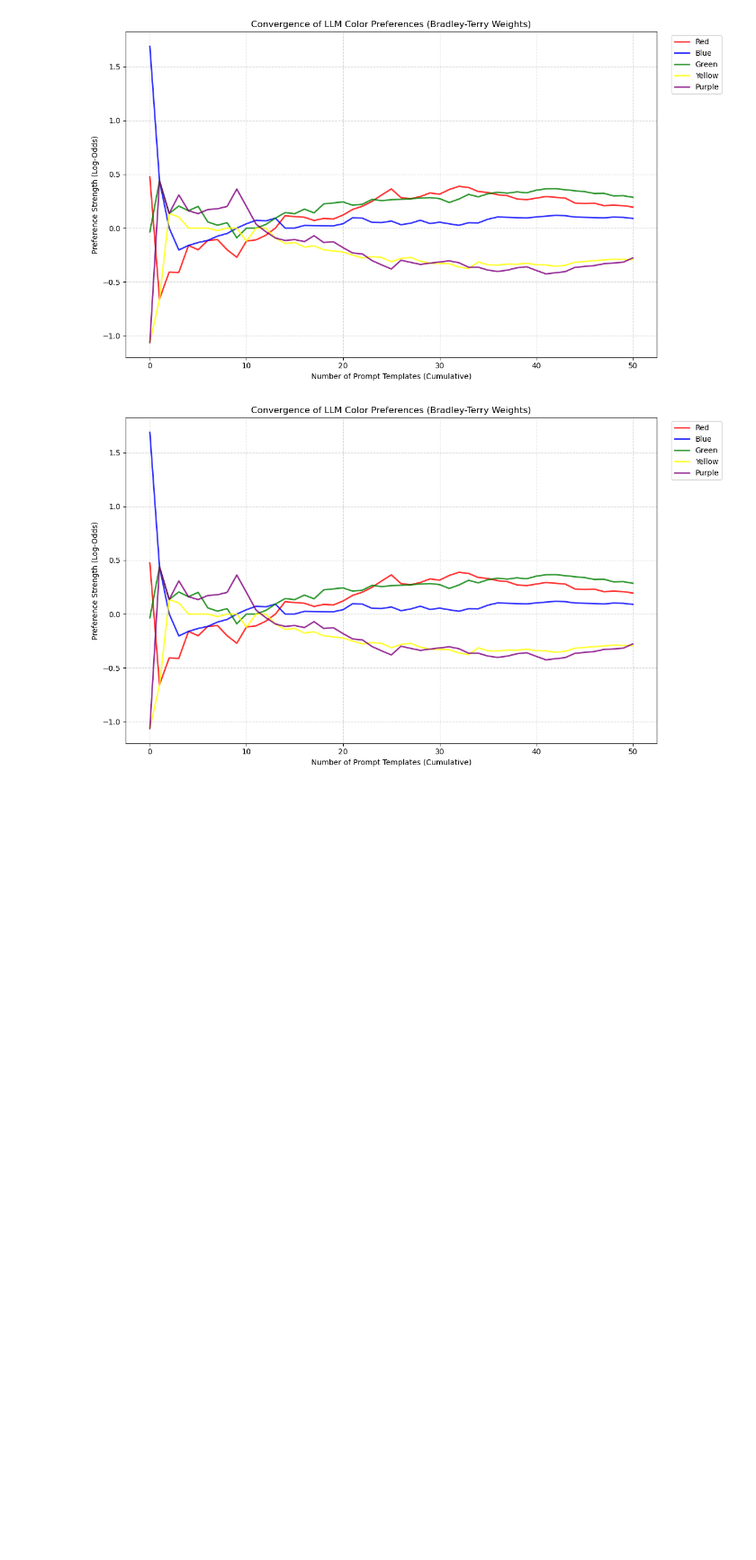
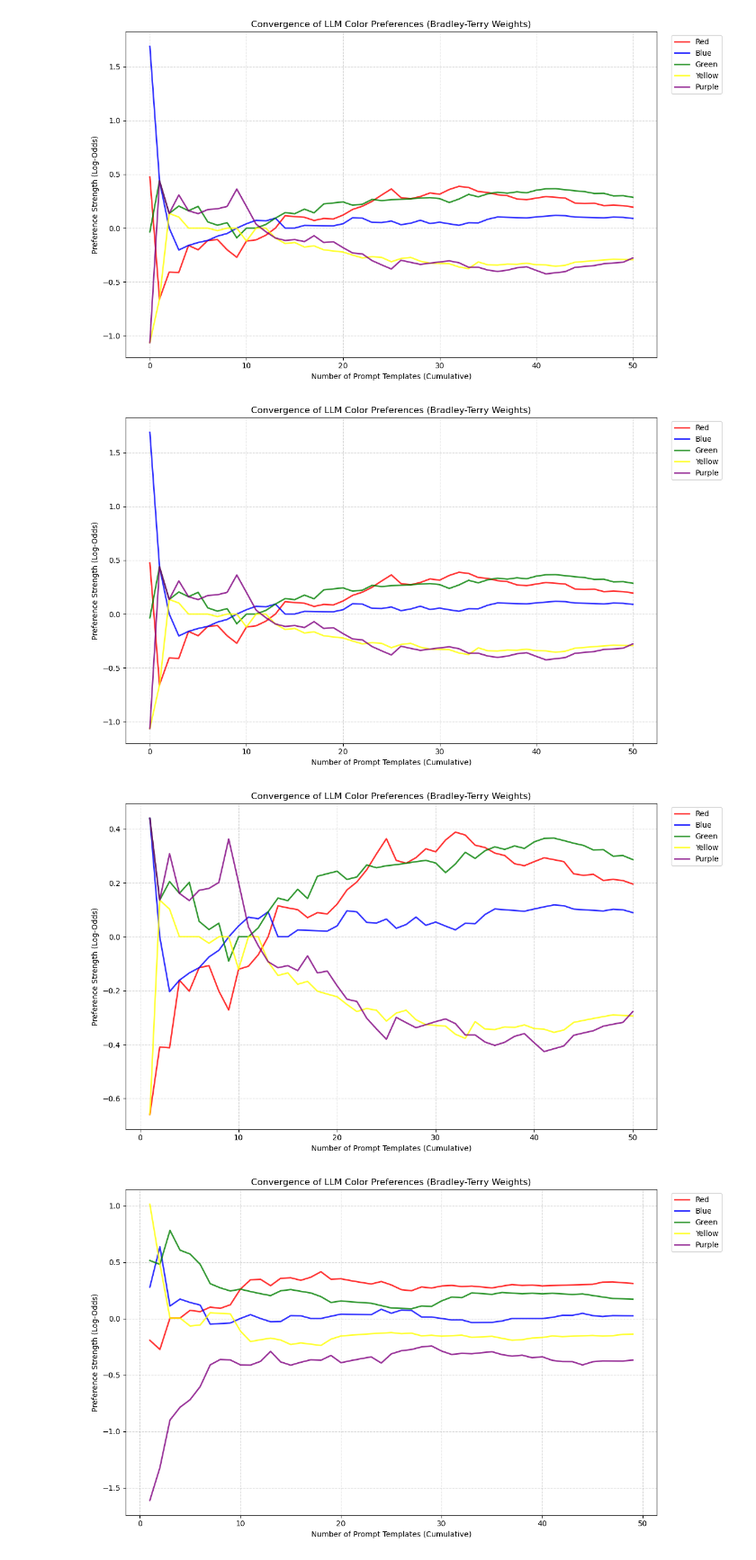
Before and after one commit to lotanamit5/WhatDoLLMsWant, a Jupyter notebook: sandbox.ipynb, the cells around one changed output. Shown at 90% size. Cells and saved outputs as stored; diff of their text form; code cells hidden in the pictures; blank space fills up the shorter version.

```diff
--- a/sandbox.ipynb
+++ b/sandbox.ipynb
@@ -74,3 +67,13 @@ rankings_df.columns.name = None
 plot_convergence(rankings_df, colors, color_map=color_en_dict)
 # %% [output]
 [figure]
+# %%
+colors = list(color_en_dict.keys())
+for model in ['qwen05', 'qwen7', 'qwen32','qwen72']:
+    rankings = pd.read_csv(f'experiments/colors_en_{model}/rankings.csv')
+    rankings = rankings.pivot(index='iteration', columns='Color', values='BT_Score').reset_index()
+    rankings.columns.name = None
+    plot_convergence(rankings[1:], colors, color_map=color_en_dict)
+# %% [output]
+[figure, added]
+[figure, added]
```
Also changed, not shown: parts of 12 cells of this notebook, 28 other files.
